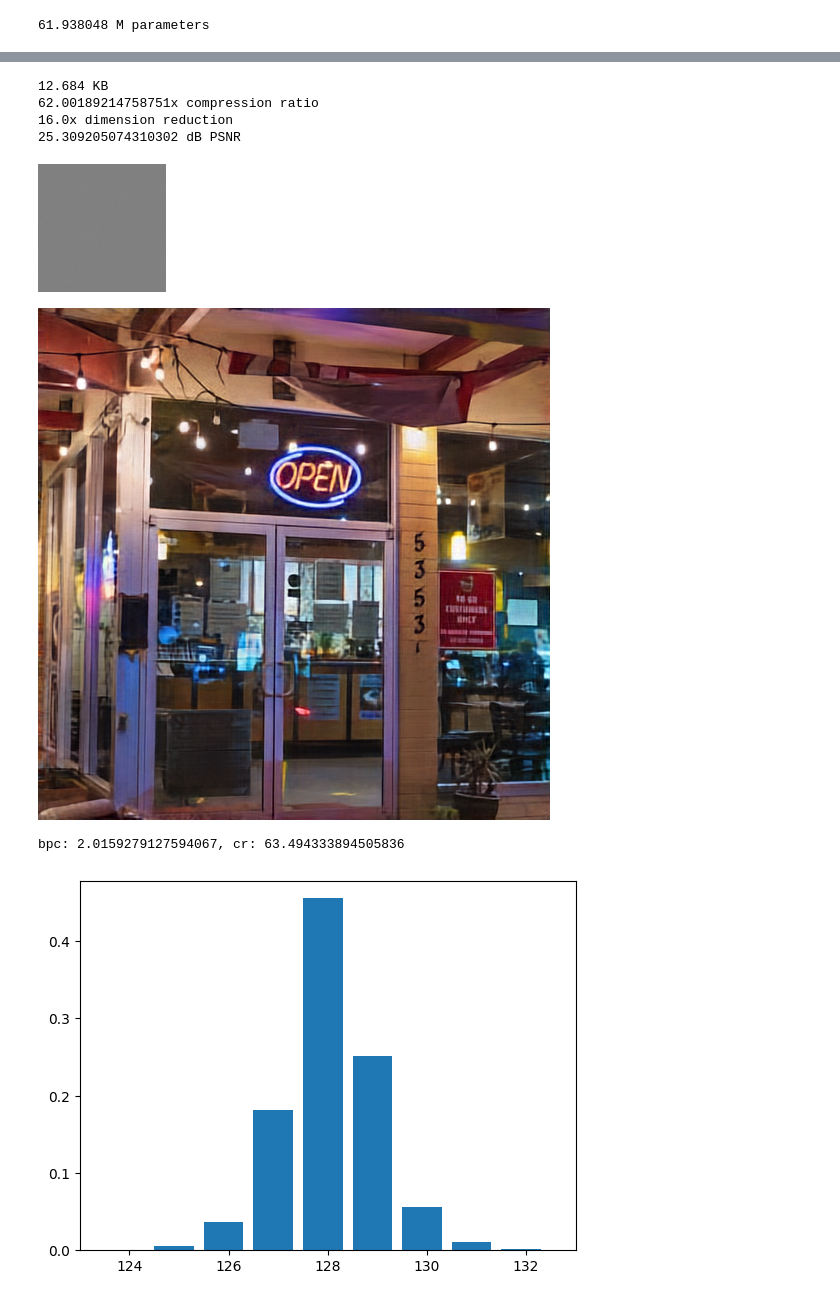
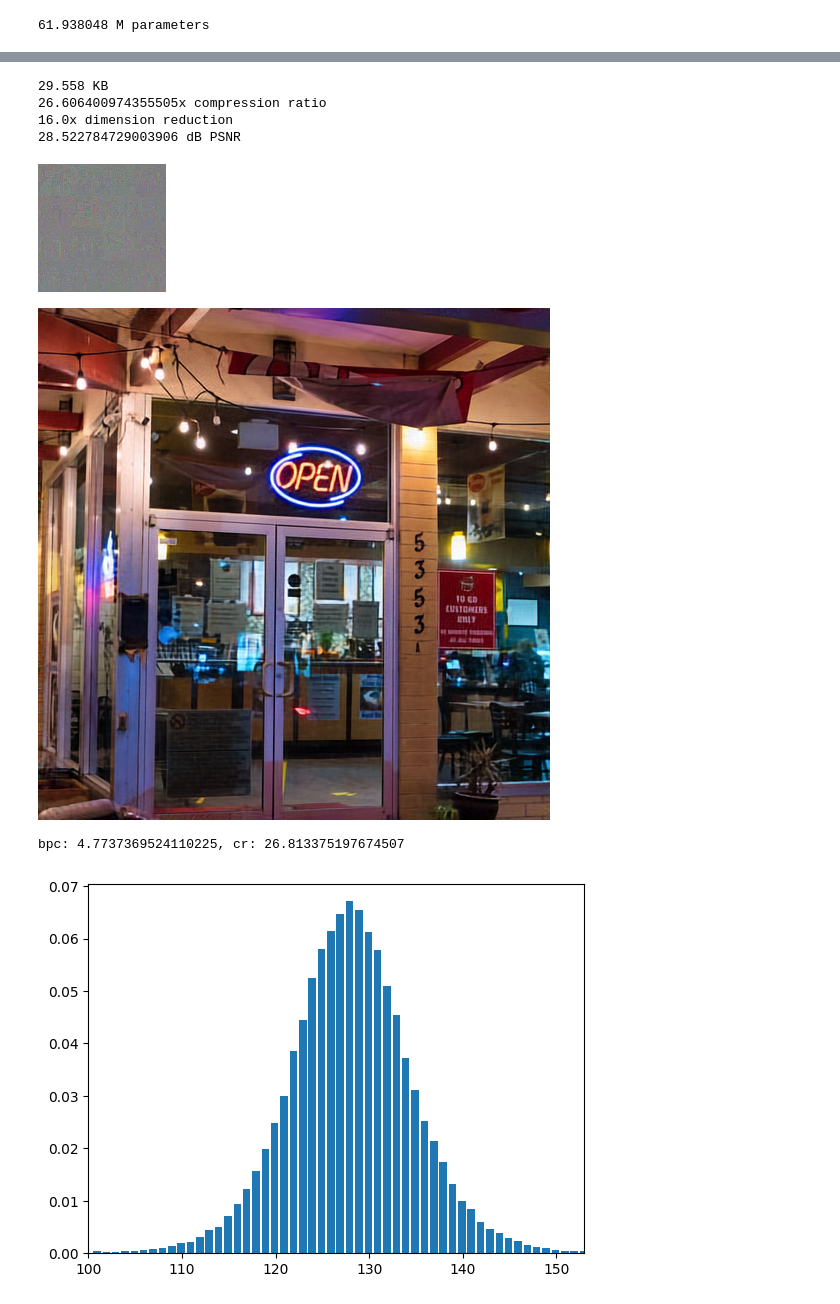
Before and after one commit to danjacobellis/autodance, a Jupyter notebook: AutoJPEG_enc2.ipynb, the cells around one changed output, grey strips where cells are left out. Saved outputs shown, nothing was run; the diff lists cells and outputs as text; code cells hidden in the pictures.

```diff
--- a/AutoJPEG_enc2.ipynb
+++ b/AutoJPEG_enc2.ipynb
@@ -26,14 +26,14 @@ config.F = 16
 config.latent_dim = 48;
 config.input_channels = 3
 config.encoder_depth = 6
-config.λ = 0.1
+config.λ = 1e-2
 config.max_lr = 1e-3
 config.min_lr = config.max_lr / 1e3
 config.lr_pow = 6
-config.img_size = 224
-config.batch_size = 64
+config.img_size = 480
+config.batch_size = 24
 config.num_workers = 32
-config.epochs = 96
+config.epochs = 36
 config.total_steps = config.epochs * (dataset['train'].num_rows // config.batch_size)
 config.checkpoint = None
 # %%
@@ -154,20 +153,20 @@ print(f"{PSNR} dB PSNR")
 display(webp[0])
 ToPILImage()(x_hat[0]/2+0.5)
 # %% [output]
-12.684 KB
-62.00189214758751x compression ratio
+29.558 KB
+26.606400974355505x compression ratio
 16.0x dimension reduction
-25.309205074310302 dB PSNR
+28.522784729003906 dB PSNR
 [figure]
-[figure, old version]
+[figure, new version]
 # %%
 from torch.distributions import Categorical
 x_int8 = torch.tensor(np.array(webp[0]))
 h = plt.hist(x_int8.flatten(),range=(-0.5,255.5),bins=256,width=0.8,density=True)
 bpc = np.log2(np.exp(1))*Categorical(torch.tensor(h[0])).entropy()
-plt.xlim([123,133])
+plt.xlim([100,153])
 print(f"bpc: {bpc.item()}, cr: {orig_dim/latent.numel()*(8/bpc.item())}")
 # %% [output]
-bpc: 2.0159279127594067, cr: 63.494333894505836
+bpc: 4.7737369524110225, cr: 26.813375197674507
-[figure, old version]
+[figure, new version]
 # %%
```
Also changed, not shown: parts of 4 cells of this notebook.
